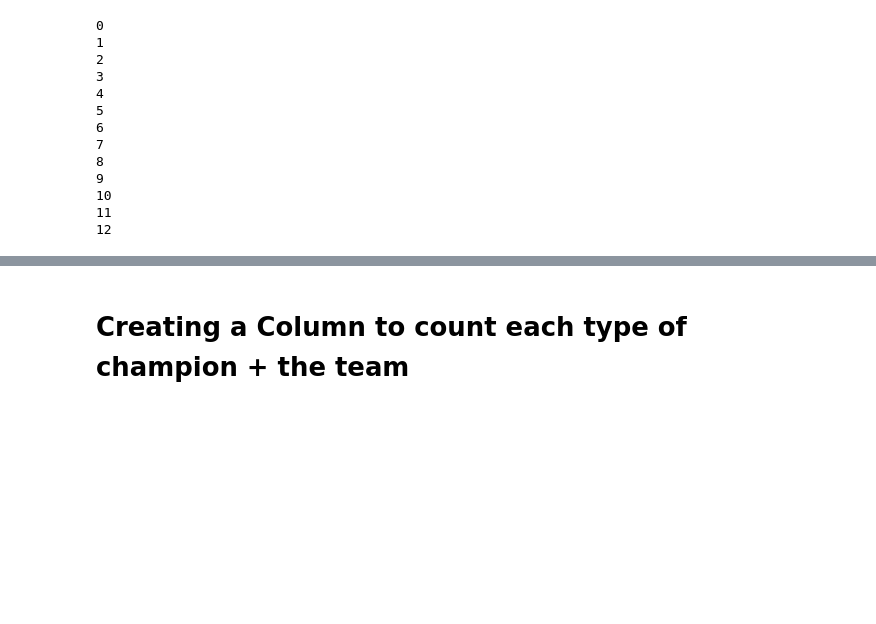
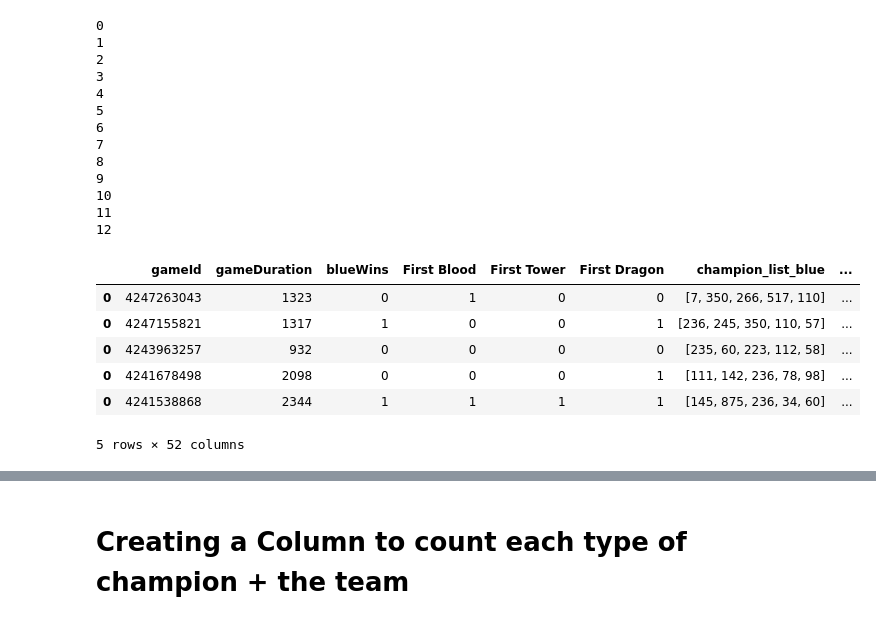
Before and after one commit to AndreasGlassl/League_of_Legends_Project, a Jupyter notebook: Notebooks/11_Predicting_Outcome_by_looking_at_Early_Game_ML.ipynb, the cells around one changed output, grey strips where cells are left out. Saved outputs shown, nothing was run; the diff lists cells and outputs as text; code cells hidden in the pictures; blank space fills up the shorter version.

```diff
--- a/Notebooks/11_Predicting_Outcome_by_looking_at_Early_Game_ML.ipynb
+++ b/Notebooks/11_Predicting_Outcome_by_looking_at_Early_Game_ML.ipynb
@@ -99,7 +99,7 @@ def preparing_dataframe(df, lower:int, upper:int):
         damage_taken_per_minute_red = 0
 
 
-         '''blue team : 100'''
+        '''blue team : 100'''
         wardplace_blue = 0
         wardkill_blue = 0
         champkill_blue = 0
@@ -126,11 +126,11 @@ def preparing_dataframe(df, lower:int, upper:int):
         level_red = 0
         jungleminion_red = 0
         killingspree_red = 0
-        heal__red = 0
+        heal_red = 0
         objectdamage_red = 0
-        for i in range(len(chall_match['participants'].iloc[x])):
+        for j in range(len(chall_match['participants'].iloc[i])):
 
-            if chall_match['participants'].iloc[x][i]['teamId'] == 100:
+            if chall_match['participants'].iloc[i][j]['teamId'] == 100:
                 try:
                     wardplace0 = chall_match['participants'].iloc[i][j]['stats']['wardsPlaced']
                 except:
@@ -180,7 +180,7 @@ def preparing_dataframe(df, lower:int, upper:int):
                 except:
                     heal0 = 0
                 try:
-                    objectdamage0 = chall_match['participants'].iloc[x][i]['stats']['damageDealtToObjectives']
+                    objectdamage0 = chall_match['participants'].iloc[i][i]['stats']['damageDealtToObjectives']
                 except:
                     objectdamage0 = 0
 
@@ -334,7 +334,16 @@ def preparing_dataframe(df, lower:int, upper:int):
                     int(dragons_red), int(barons_red), int(towers_red),\
                     int(inhibs_red)]
 
-        all_data = np.array([global_result+ champion_list+ blue_data+red_data])
+        num_blue = [wardplace_blue, wardkill_blue, champkill_blue ,champdeath_blue,\
+                     champassist_blue ,damage_blue ,gold_blue,minion_blue,level_blue,\
+                     jungleminion_blue ,killingspree_blue ,heal_blue ,objectdamage_blue]
+
+        num_red = [wardplace_red ,wardkill_red ,champkill_red ,champdeath_red,\
+                   champassist_red ,damage_red,gold_red,\
+                   minion_red ,level_red ,jungleminion_red,\
+                   killingspree_red ,heal_red ,objectdamage_red]
+
+        all_data = np.array([global_result+ champion_list+ blue_data+red_data+num_blue+num_red])
 
         columns_list = ["gameId", "gameDuration", "blueWins","First Blood",\
                         "First Tower", "First Dragon","champion_list_blue",\
@@ -342,7 +351,14 @@ def preparing_dataframe(df, lower:int, upper:int):
                         "cs_pm_blue", "dmg_taken_blue","dragons_blue", "barons_blue",\
                         "towers_blue", "inhibs_blue", "gpm_red","xp_pm_red",\
                         "cs_pm_red", "dmg_taken_red", "dragons_red", "barons_red",\
-                        "towers_red", "inhibs_red"]
+                        "towers_red", "inhibs_red",\
+                        "wardplace_blue", "wardkill_blue", "champkill_blue" ,"champdeath_blue",\
+                        "champassist_blue" ,"damage_blue" ,"gold_blue","minion_blue","level_blue",\
+                        "jungleminion_blue" ,"killingspree_blue" ,"heal_blue" ,"objectdamage_blue",\
+                        "wardplace_red" ,"wardkill_red" ,"champkill_red" ,"champdeath_red",\
+                        "champassist_red" ,"damage_red","gold_red",\
+                        "minion_red" ,"level_red" ,"jungleminion_red",\
+                        "killingspree_red" ,"heal_red" ,"objectdamage_red"]
 
         row_df = pd.DataFrame(all_data, columns = columns_list)
 
@@ -383,3 +399,13 @@ processed_df = processing_df(match_df,splitter=13)
 10
 11
 12
+# %%
+processed_df.head()
+# %% [output]
+|  | gameId | gameDuration | blueWins | First Blood | First Tower | First Dragon | champion_list_blue | ... |
+| 0 | 4247263043 | 1323 | 0 | 1 | 0 | 0 | [7, 350, 266, 517, 110] | ... |
+| 0 | 4247155821 | 1317 | 1 | 0 | 0 | 1 | [236, 245, 350, 110, 57] | ... |
+| 0 | 4243963257 | 932 | 0 | 0 | 0 | 0 | [235, 60, 223, 112, 58] | ... |
+| 0 | 4241678498 | 2098 | 0 | 0 | 0 | 1 | [111, 142, 236, 78, 98] | ... |
+| 0 | 4241538868 | 2344 | 1 | 1 | 1 | 1 | [145, 875, 236, 34, 60] | ... |
+5 rows × 52 columns
```
Also changed, not shown: parts of 15 cells of this notebook, 2 other files.
